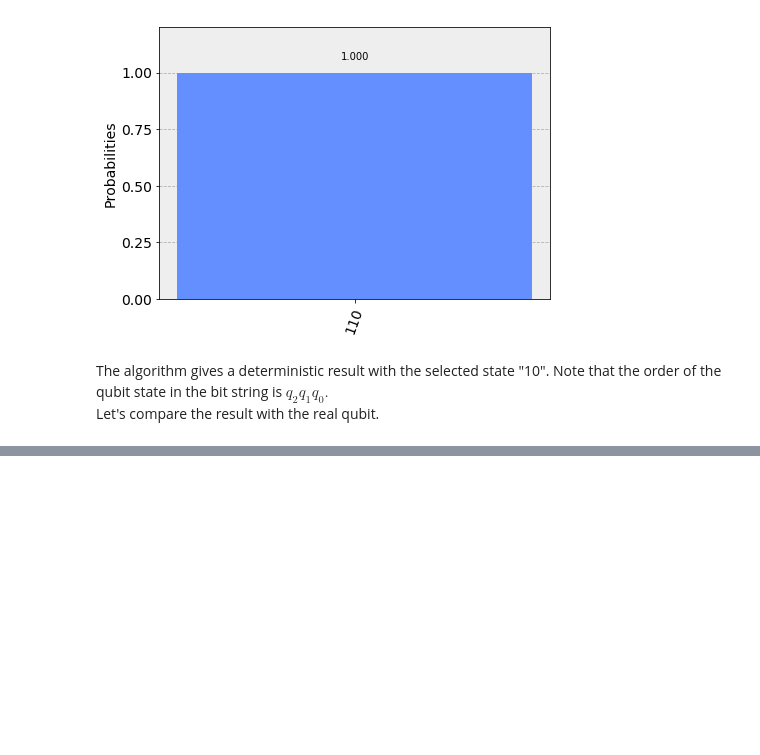
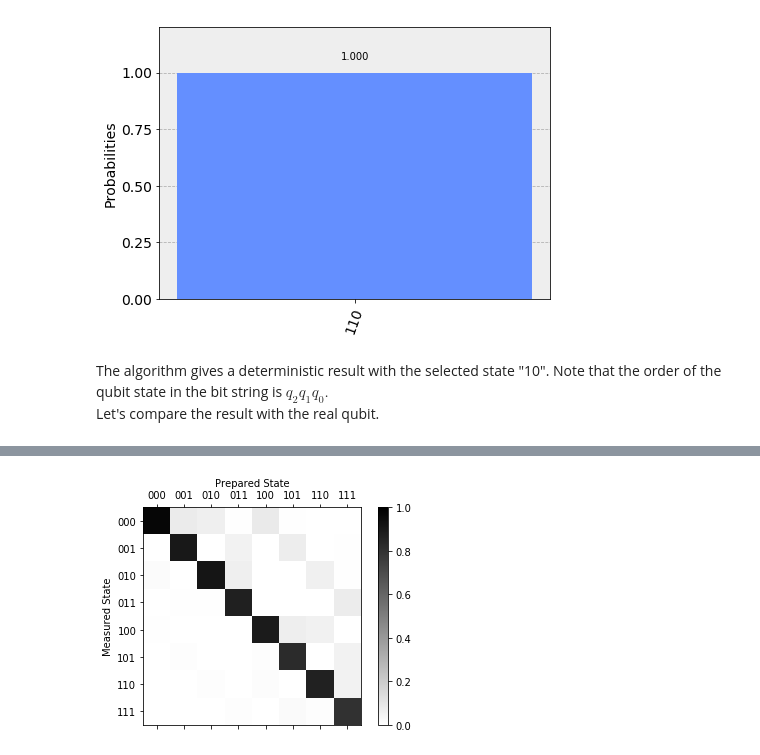
Before and after one commit to hchsu/quantumcomp, a Jupyter notebook: GroverSearch.ipynb, the cells around one changed output, grey strips where cells are left out. Drawn from its saved outputs; the diff is of its cells as text; code cells hidden in the pictures; blank space fills up the shorter version.

```diff
--- a/GroverSearch.ipynb
+++ b/GroverSearch.ipynb
@@ -72,0 +80,7 @@ However, in the real quantum device, the noise and error leads to the imperfect
+# %%
+qr=QuantumRegister(3)
+meas_calibs, state_labels = complete_meas_cal(qr=qr, circlabel='mcal')
+cjob = execute(meas_calibs, backend=device, shots=1024)
+cal_results = cjob.result()
+meas_fitter = CompleteMeasFitter(cal_results, state_labels, circlabel='mcal')
+print(meas_fitter.cal_matrix)
@@ -72,0 +97,4 @@ However, in the real quantum device, the noise and error leads to the imperfect
+# %%
+meas_fitter.plot_calibration()
+# %% [output]
+[figure, added]
```
Also changed, not shown: parts of 10 cells of this notebook.
